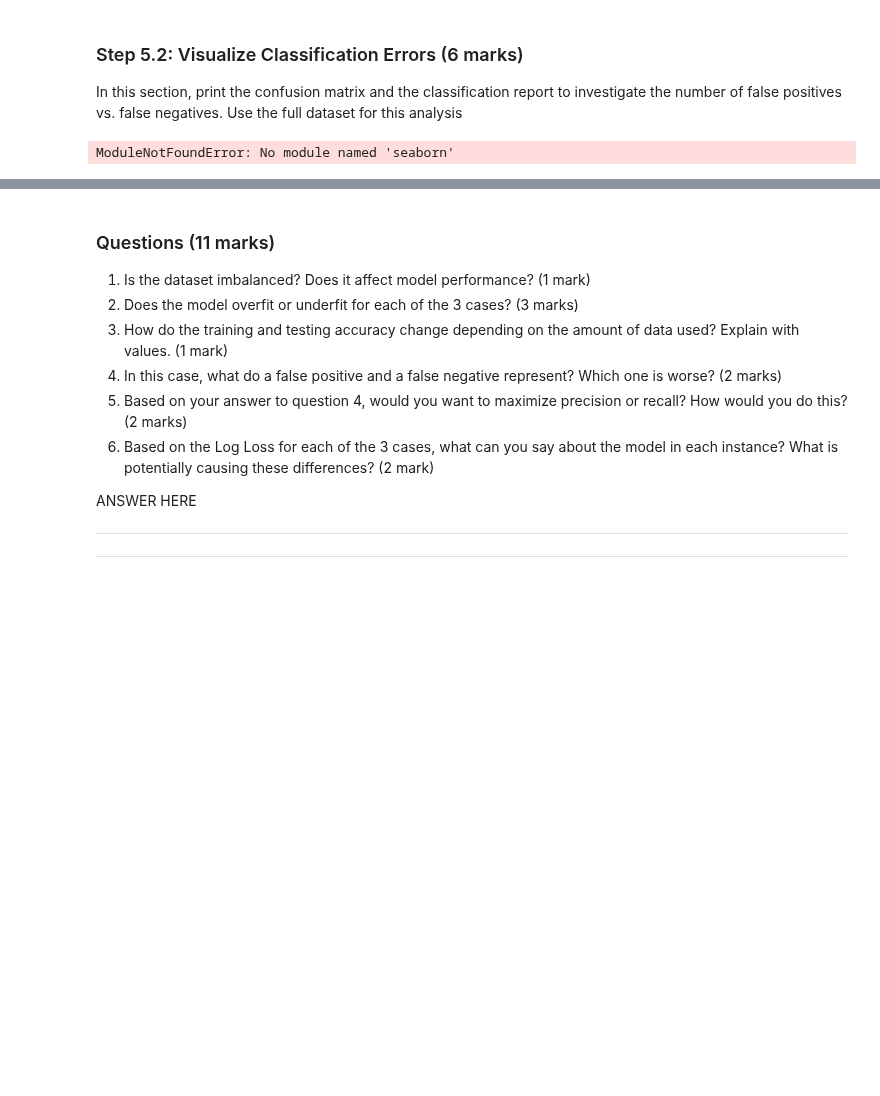
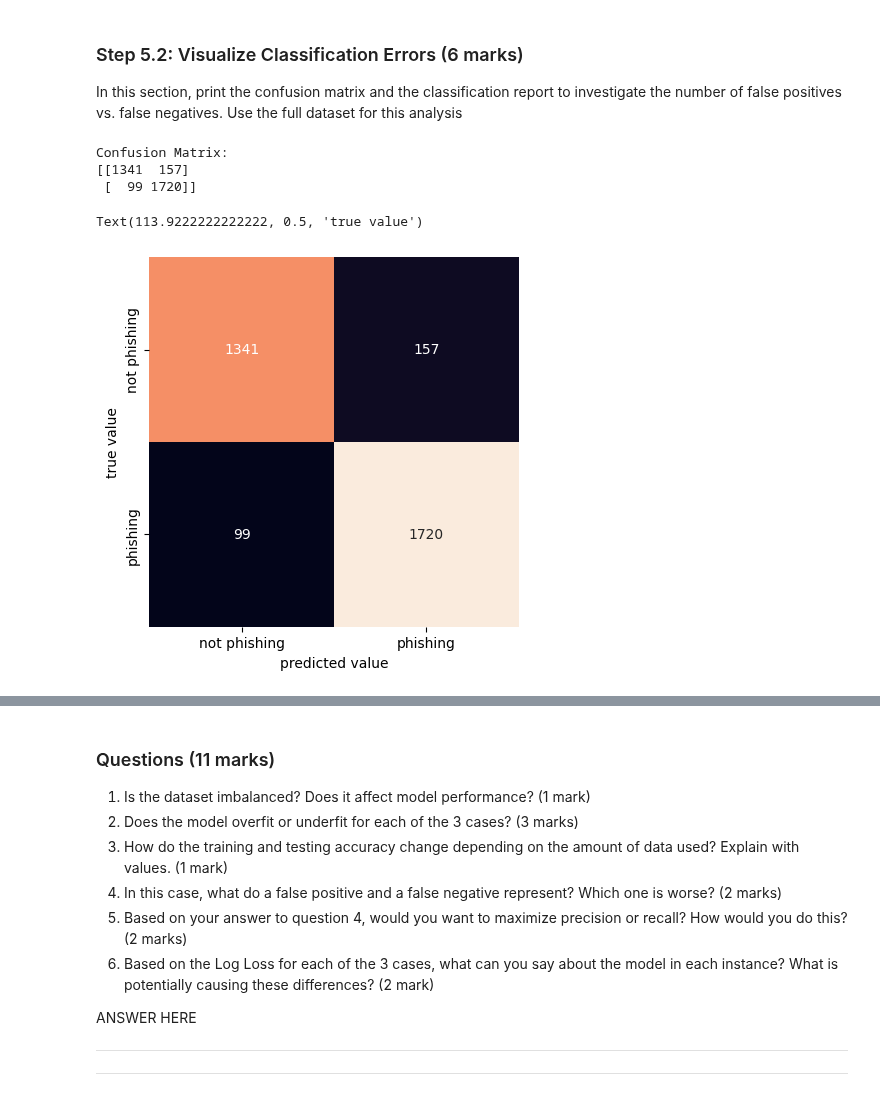
Before and after one commit to quinnledingham/engg680_2024_fall, a Jupyter notebook: Lab_Assignment3/MachineLearningIntro.ipynb, the cells around one changed output, grey strips where cells are left out. Saved outputs shown, nothing was run; the diff lists cells and outputs as text; code cells hidden in the pictures; blank space fills up the shorter version.

```diff
--- a/Lab_Assignment3/MachineLearningIntro.ipynb
+++ b/Lab_Assignment3/MachineLearningIntro.ipynb
@@ -478,16 +543,31 @@ In this section, print the confusion matrix and the classification report to inv
 # %%
 # TO DO: Retrieve target vector and predicted values for testing set using full dataset and print the dimension of the predicted output (2 mark)
 # Note: 70% training set, 30% testing set
+from sklearn.metrics import confusion_matrix, classification_report
+random_state = 0
+train_size = 0.7
+# Split into training and testing set
+X_train, X_test, y_train, y_test = train_test_split(X, y, train_size=train_size, random_state=random_state)
+model = LogisticRegression(max_iter=2000, random_state=random_state)
+model.fit(X_train, y_train.values.ravel())
+y_pred = model.predict(X_test)
 # %%
 import seaborn as sns
 
 # TO DO: Calculate confusion matrix (2 marks) : conf_mat
+conf_mat = confusion_matrix(y_test, y_pred)
+print("Confusion Matrix:")
+print(conf_mat)
 
 # Below code prints confusion matrix using a heatmap
 sns.heatmap(conf_mat, xticklabels=['not phishing', 'phishing'],  yticklabels=['not phishing', 'phishing'], square=True, annot=True, cbar=False, fmt='d')
 plt.xlabel('predicted value')
 plt.ylabel('true value')
 # %% [output]
-ModuleNotFoundError: No module named 'seaborn'
+Confusion Matrix:
+[[1341  157]
+ [  99 1720]]
+Text(113.9222222222222, 0.5, 'true value')
+[figure, added]
 # %%
 # TO DO: Print classification report (2 marks)
```
Also changed, not shown: parts of 9 cells of this notebook.
